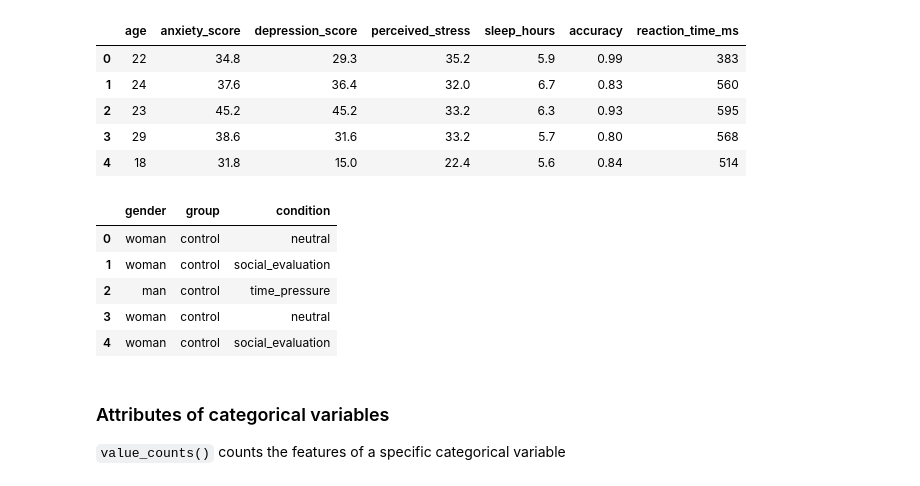
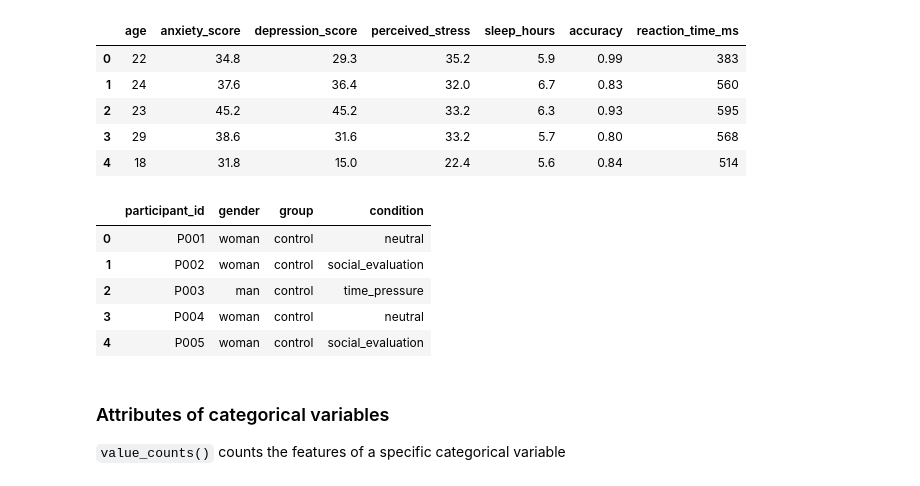
Before and after one commit to shecodespsy/SheCodesPsy-2026, a Jupyter notebook: S3-data-analysis/Analyzing_data.ipynb, the cells around one changed output. Drawn from its saved outputs; the diff is of its cells as text; code cells hidden in the pictures.

```diff
--- a/S3-data-analysis/Analyzing_data.ipynb
+++ b/S3-data-analysis/Analyzing_data.ipynb
@@ -171,14 +219,8 @@ These represent qualities, attributes, or labels.
 #  - the categorical variables
 # in the dataset
 
-numerical_variables = [ "age",
-                        "anxiety_score",
-                        "depression_score",
-                        "perceived_stress",
-                        "sleep_hours",
-                        "accuracy",
-                        "reaction_time_ms" ]
+numerical_variables   = data.select_dtypes(include="number").columns.tolist()
+categorical_variables = data.select_dtypes(exclude="number").columns.tolist()
 
-categorical_variables = [ "gender",
-                          "group",
-                          "condition" ]
+print("Numerical variables:", numerical_variables)
+print("Categorical variables:", categorical_variables)
@@ -194,14 +248,14 @@ data[numerical_variables].head()
 | 4 | 18 | 31.8 | 15.0 | 22.4 | 5.6 | 0.84 | 514 |
 # %%
 # Print ONLY the categorical variables of the dataset
-data[categorical_variables].head()
+display(data[categorical_variables].head())
 # %% [output]
-|  | gender | group | condition |
-| 0 | woman | control | neutral |
-| 1 | woman | control | social_evaluation |
-| 2 | man | control | time_pressure |
-| 3 | woman | control | neutral |
-| 4 | woman | control | social_evaluation |
+|  | participant_id | gender | group | condition |
+| 0 | P001 | woman | control | neutral |
+| 1 | P002 | woman | control | social_evaluation |
+| 2 | P003 | man | control | time_pressure |
+| 3 | P004 | woman | control | neutral |
+| 4 | P005 | woman | control | social_evaluation |
 # %% [markdown]
 ### Attributes of categorical variables
 
```
Also changed, not shown: parts of 36 cells of this notebook.
